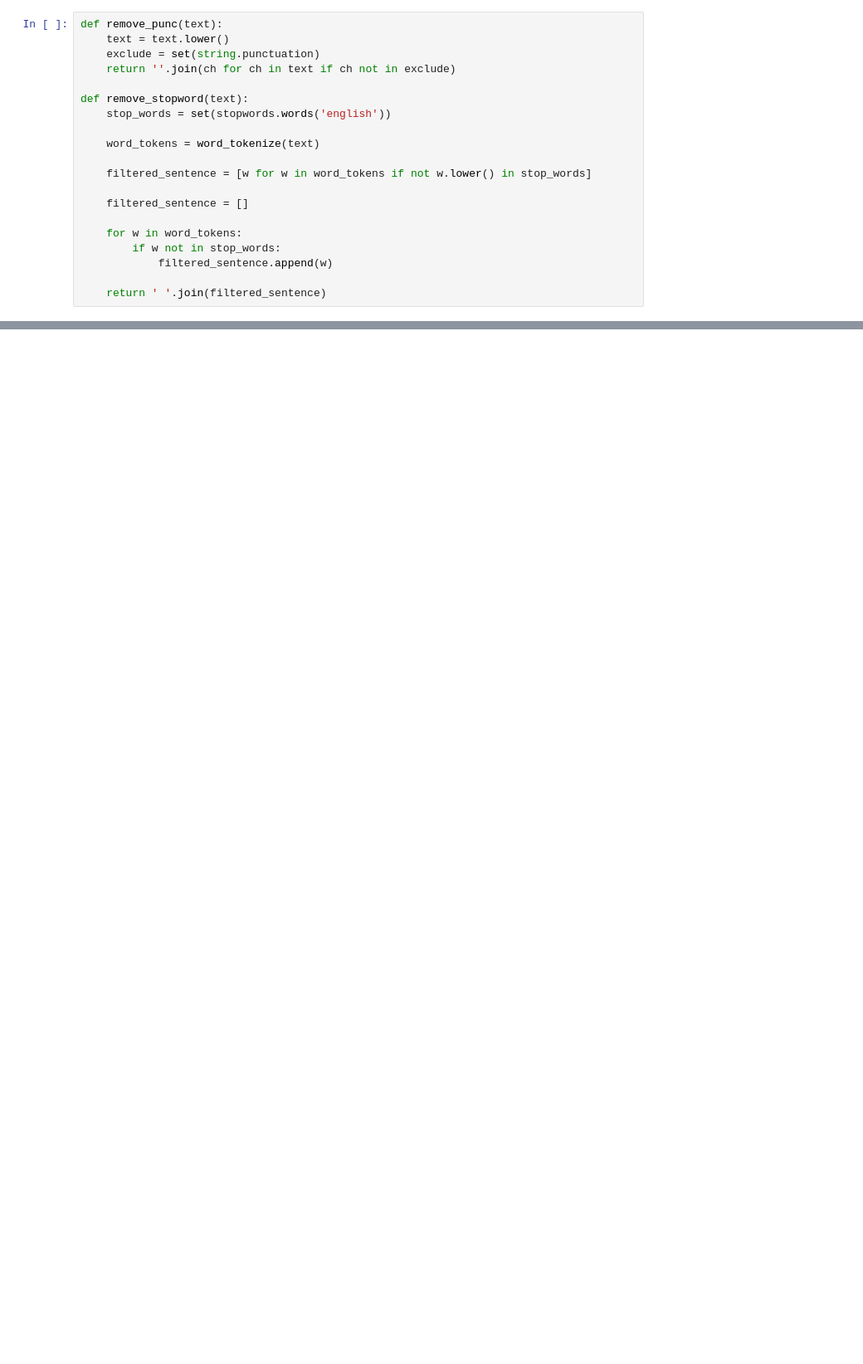
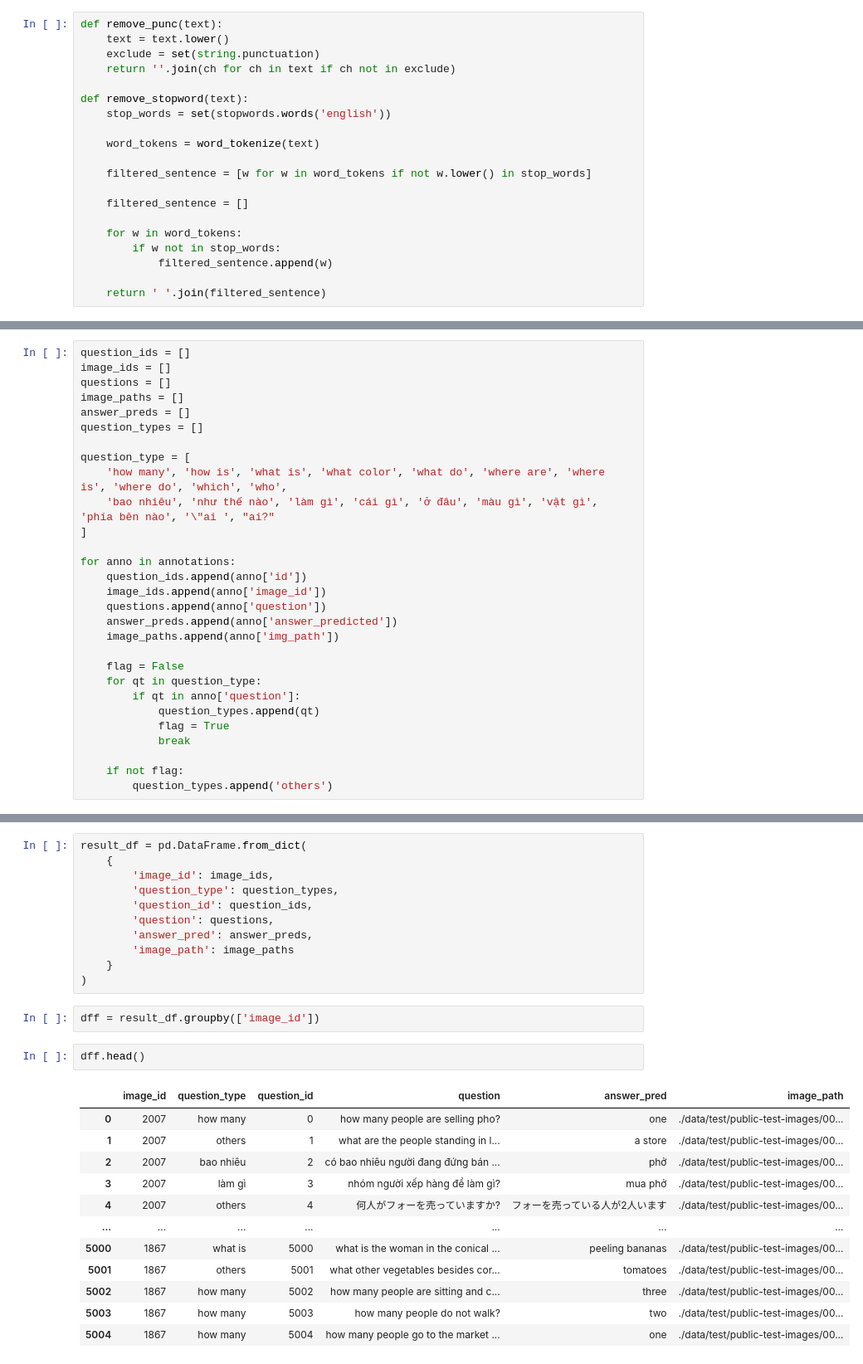
Before and after one commit to phanxuanphucnd/EVJVQA, a Jupyter notebook: Analysis.ipynb, the cells around one changed output, grey strips where cells are left out. Shown at 83% size. Drawn from its saved outputs; the diff is of its cells as text; blank space fills up the shorter version.

```diff
--- a/Analysis.ipynb
+++ b/Analysis.ipynb
@@ -158,0 +211,29 @@ Predicted answer: pineapple
+# %%
+question_ids = []
+image_ids = []
+questions = []
+image_paths = []
+answer_preds = []
+question_types = []
+
+question_type = [
+    'how many', 'how is', 'what is', 'what color', 'what do', 'where are', 'where is', 'where do', 'which', 'who',
+    'bao nhiêu', 'như thế nào', 'làm gì', 'cái gì', 'ở đâu', 'màu gì', 'vật gì', 'phía bên nào', '\"ai ', "ai?"
+]
+
+for anno in annotations:
+    question_ids.append(anno['id'])
+    image_ids.append(anno['image_id'])
+    questions.append(anno['question'])
+    answer_preds.append(anno['answer_predicted'])
+    image_paths.append(anno['img_path'])
+
+    flag = False
+    for qt in question_type:
+        if qt in anno['question']:
+            question_types.append(qt)
+            flag = True
+            break
+
+    if not flag:
+        question_types.append('others')
@@ -158,0 +244,28 @@ Predicted answer: pineapple
+# %%
+result_df = pd.DataFrame.from_dict(
+    {
+        'image_id': image_ids,
+        'question_type': question_types,
+        'question_id': question_ids,
+        'question': questions,
+        'answer_pred': answer_preds,
+        'image_path': image_paths
+    }
+)
+# %%
+dff = result_df.groupby(['image_id'])
+# %%
+dff.head()
+# %% [output]
+|  | image_id | question_type | question_id | question | answer_pred | image_path |
+| 0 | 2007 | how many | 0 | how many people are selling pho? | one | ./data/test/public-test-images/00... |
+| 1 | 2007 | others | 1 | what are the people standing in l... | a store | ./data/test/public-test-images/00... |
+| 2 | 2007 | bao nhiêu | 2 | có bao nhiêu người đang đứng bán ... | phở | ./data/test/public-test-images/00... |
+| 3 | 2007 | làm gì | 3 | nhóm người xếp hàng để làm gì? | mua phở | ./data/test/public-test-images/00... |
+| 4 | 2007 | others | 4 | 何人がフォーを売っていますか? | フォーを売っている人が2人います | ./data/test/public-test-images/00... |
+| ... | ... | ... | ... | ... | ... | ... |
+| 5000 | 1867 | what is | 5000 | what is the woman in the conical ... | peeling bananas | ./data/test/public-test-images/00... |
+| 5001 | 1867 | others | 5001 | what other vegetables besides cor... | tomatoes | ./data/test/public-test-images/00... |
+| 5002 | 1867 | how many | 5002 | how many people are sitting and c... | three | ./data/test/public-test-images/00... |
+| 5003 | 1867 | how many | 5003 | how many people do not walk? | two | ./data/test/public-test-images/00... |
+| 5004 | 1867 | how many | 5004 | how many people go to the market ... | one | ./data/test/public-test-images/00... |
```
Also changed, not shown: parts of 25 cells of this notebook, 3 other files.
